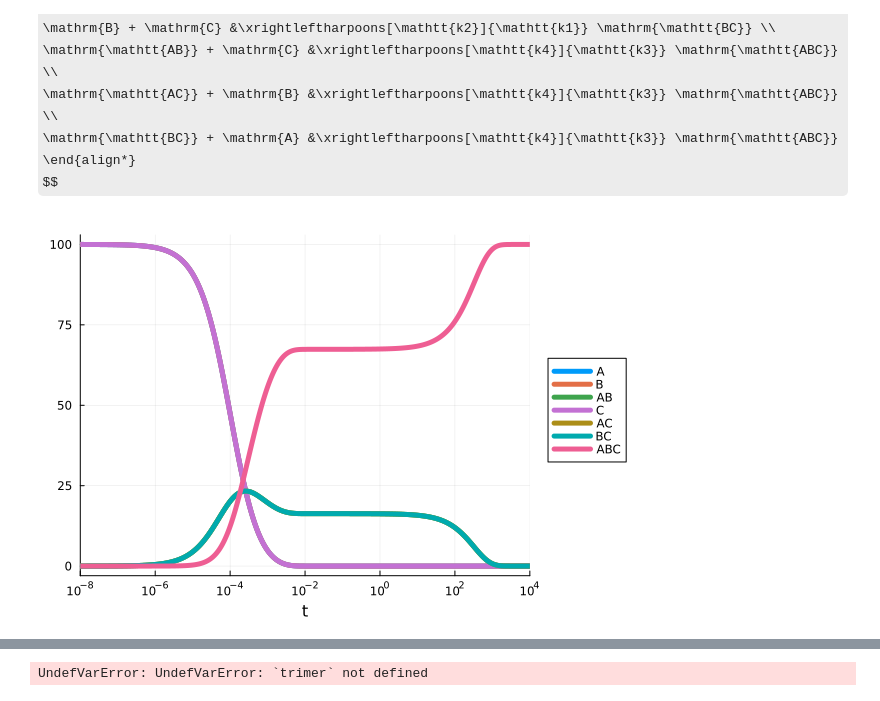
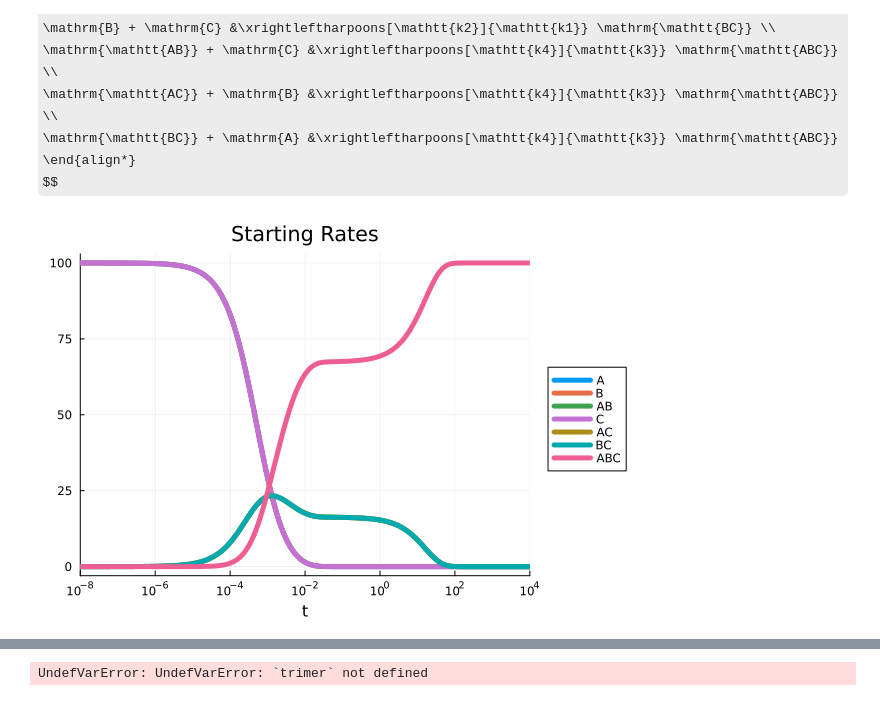
Before and after one commit to takeshita-sho/KineticAssembly, a Jupyter notebook: KineticAssemblyJ/test.ipynb, the cells around one changed output, grey strips where cells are left out. Cells and saved outputs as stored; diff of their text form; code cells hidden in the pictures; some formulas as TeX source.

```diff
--- a/KineticAssemblyJ/test.ipynb
+++ b/KineticAssemblyJ/test.ipynb
@@ -32,10 +32,10 @@ $$ \begin{align*}
  $$
 # %%
 #Run simulation
-p = [50.0, 0.0010305768112192789, 50.0, 2.1241771276457944e-12]
-params = [:k1 => p[1], :k2 => p[2], :k3 => p[3], :k4 => p[4]]
+
+params = Dict(:k1 => 10.0, :k2 => 0.02061153622438558, :k3 => 10.0, :k4 => 4.2483542552915886e-11)
 ode = ODEProblem(trimer, u0, (.00000001,10000), params)#; jac = true) #Using the jacobian
 sol = solve(ode,Rodas5P())
-plot(sol,xaxis=:log; lw = 5,legend=:outerright)
+plot(sol,xaxis=:log; lw = 5,legend=:outerright,title="Starting Rates")
 # %% [output]
-[figure, old version]
+[figure, new version]
```
Also changed, not shown: parts of 5 cells of this notebook.
